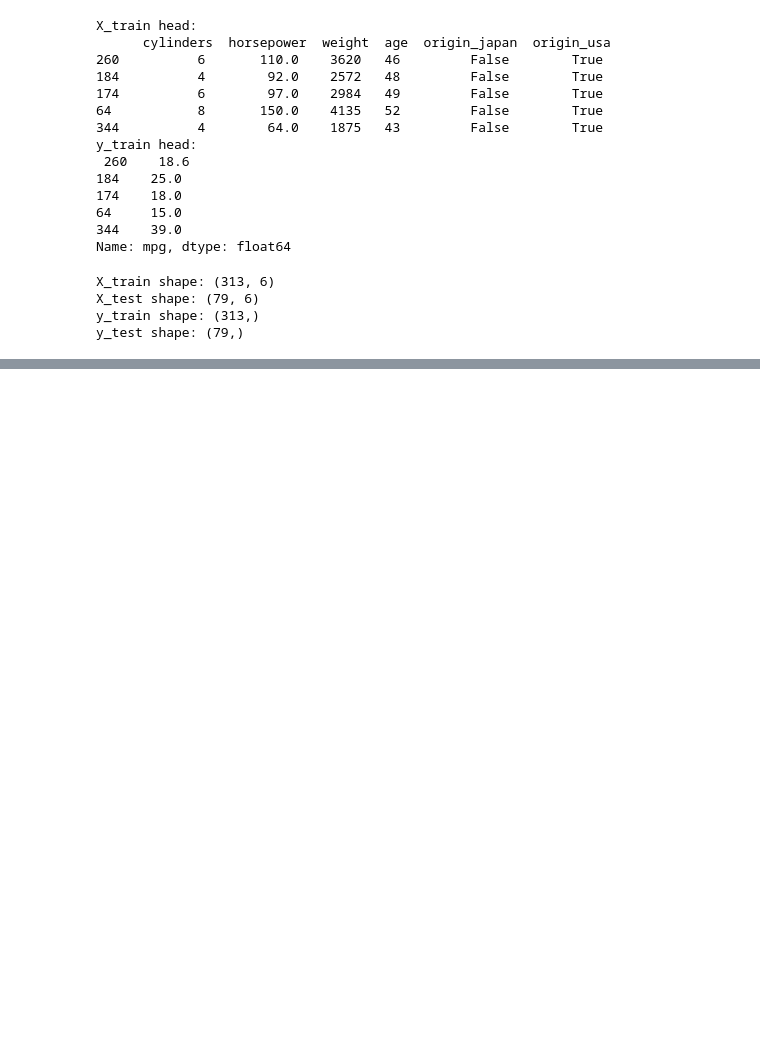
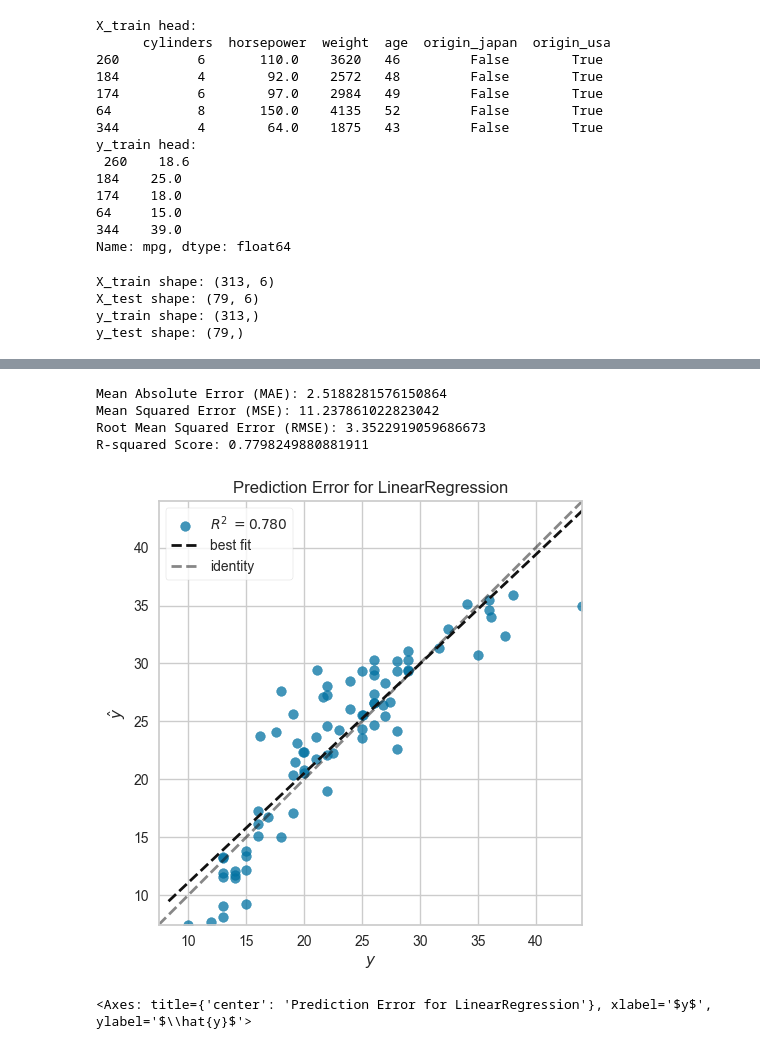
Before and after one commit to AtRealMasterLuke/MPG-Dataset-Analysis, a Jupyter notebook: Seaborn mpg.ipynb, the cells around one changed output, grey strips where cells are left out. Drawn from its saved outputs; the diff is of its cells as text; code cells hidden in the pictures; blank space fills up the shorter version.

```diff
--- a/Seaborn mpg.ipynb
+++ b/Seaborn mpg.ipynb
@@ -554,0 +562,4 @@ y_test shape: (79,)
+# %%
+# Create and train the Linear Regression model
+mpg_model = LinearRegression()
+mpg_model.fit(X_train, y_train)
@@ -554,0 +630,8 @@ y_test shape: (79,)
+# %%
+# Evaluate the model
+evaluation_metrics(y_test, y_pred)
+# %% [output]
+Mean Absolute Error (MAE): 2.5188281576150864
+Mean Squared Error (MSE): 11.237861022823042
+Root Mean Squared Error (RMSE): 3.3522919059686673
+R-squared Score: 0.7798249880881911
@@ -554,0 +641,9 @@ y_test shape: (79,)
+# %%
+# Visualize model predictions using Yellowbrick
+visualizer = PredictionError(mpg_model)
+visualizer.fit(X_train, y_train)
+visualizer.score(X_test, y_test)
+visualizer.show()
+# %% [output]
+[figure, added]
+<Axes: title={'center': 'Prediction Error for LinearRegression'}, xlabel='$y$', ylabel='$\\hat{y}$'>
```
Also changed, not shown: parts of 18 cells of this notebook.
